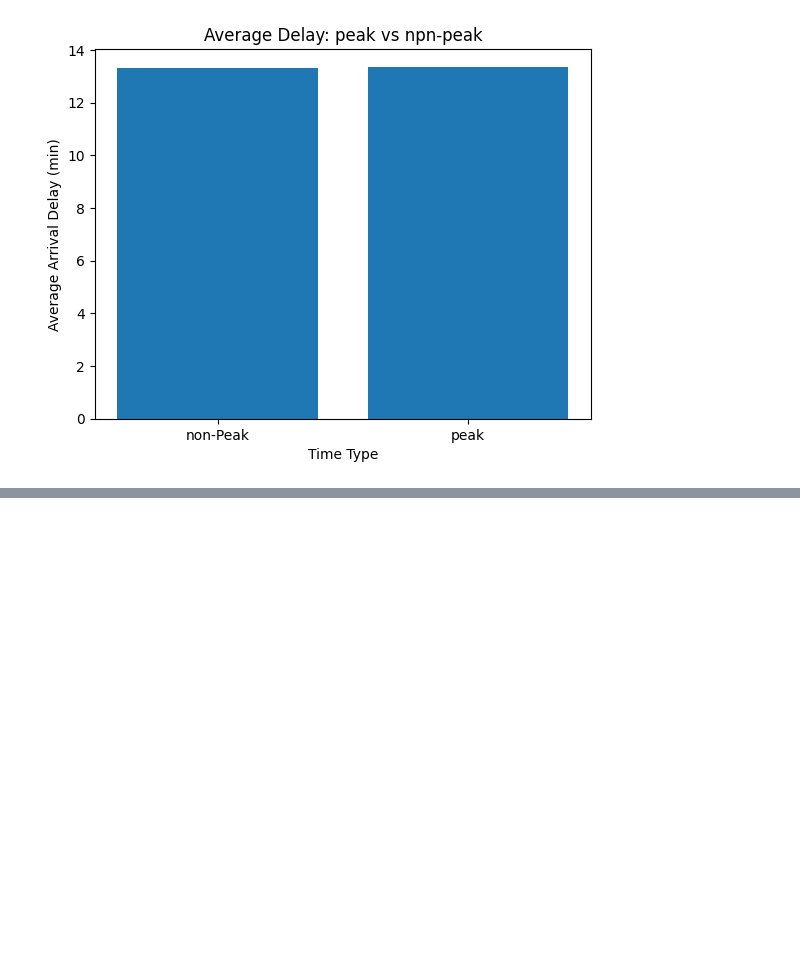
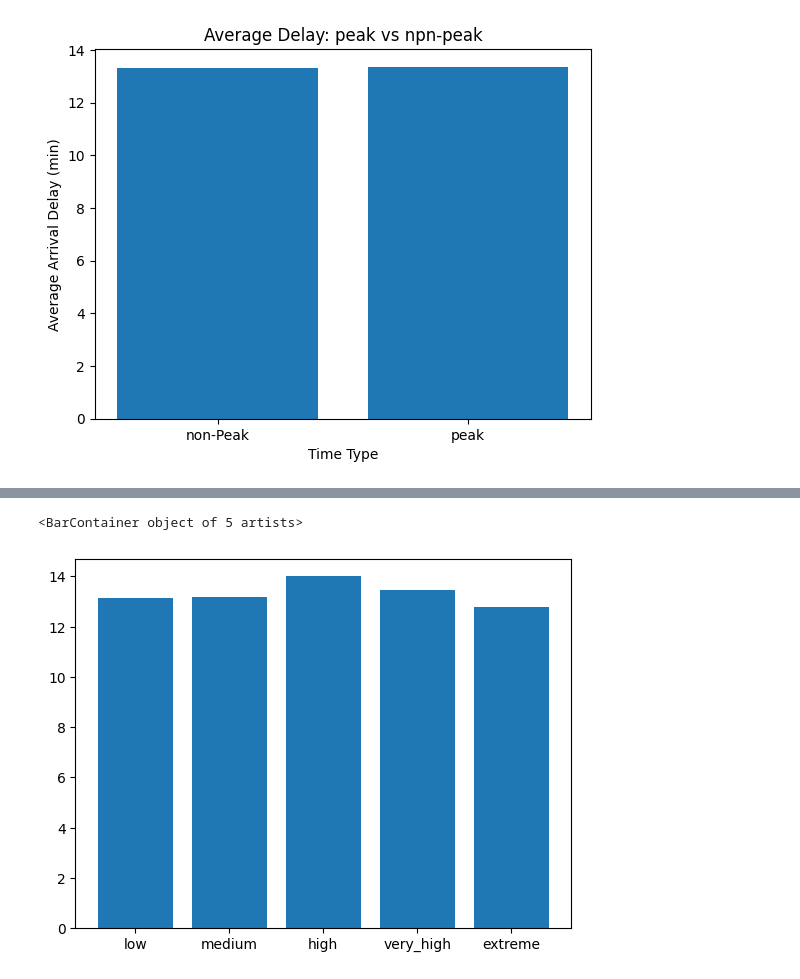
Before and after one commit to Prakalp-74/Public_Transport_delay, a Jupyter notebook: public.ipynb, the cells around one changed output, grey strips where cells are left out. Drawn from its saved outputs; the diff is of its cells as text; code cells hidden in the pictures; blank space fills up the shorter version.

```diff
--- a/public.ipynb
+++ b/public.ipynb
@@ -266,0 +277,4 @@ plt.show()
+# %%
+df['traffic_level'] = pd.cut(df['traffic_congestion_index'],
+                                       bins=[0, 20, 40, 60, 80, 100],
+                                       labels=['low', 'medium', 'high', 'very_high', 'extreme'])
@@ -266,0 +291,7 @@ plt.show()
+# %%
+avg_delay = df.groupby('traffic_level')['actual_arrival_delay_min'].mean()
+# %%
+plt.bar(avg_delay.index, avg_delay.values)
+# %% [output]
+<BarContainer object of 5 artists>
+[figure, added]
```
Also changed, not shown: parts of 3 cells of this notebook.
